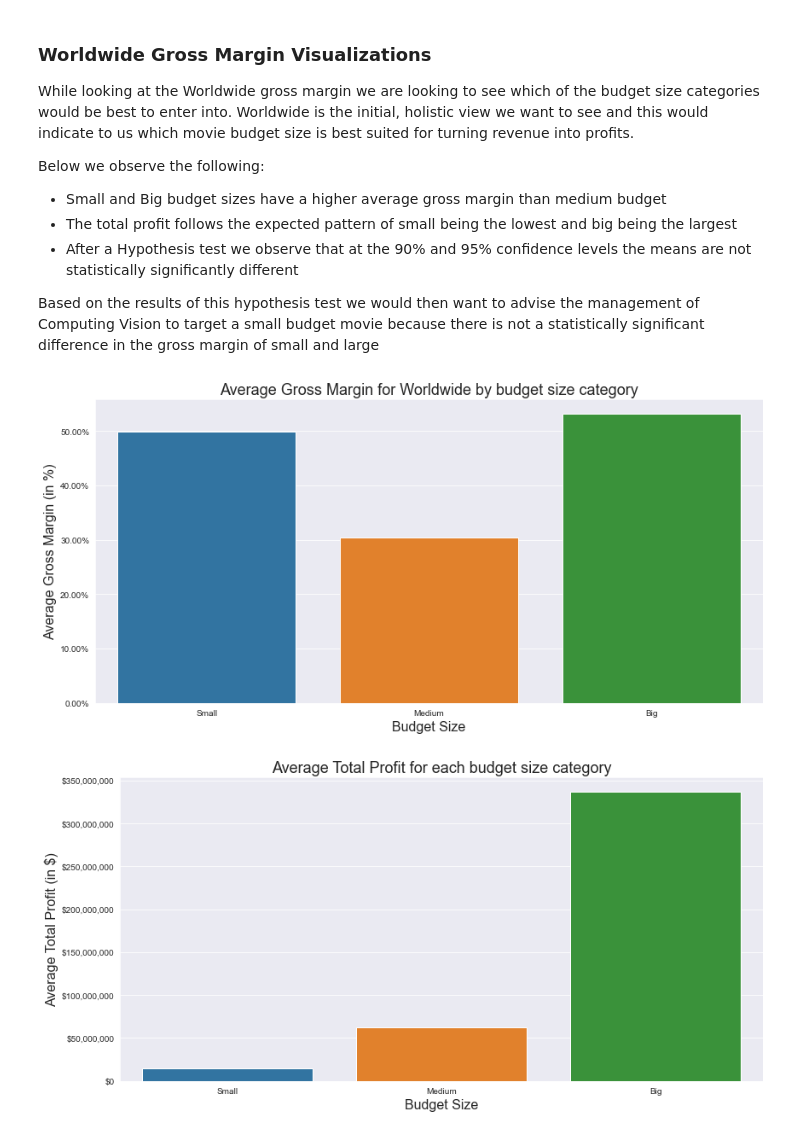
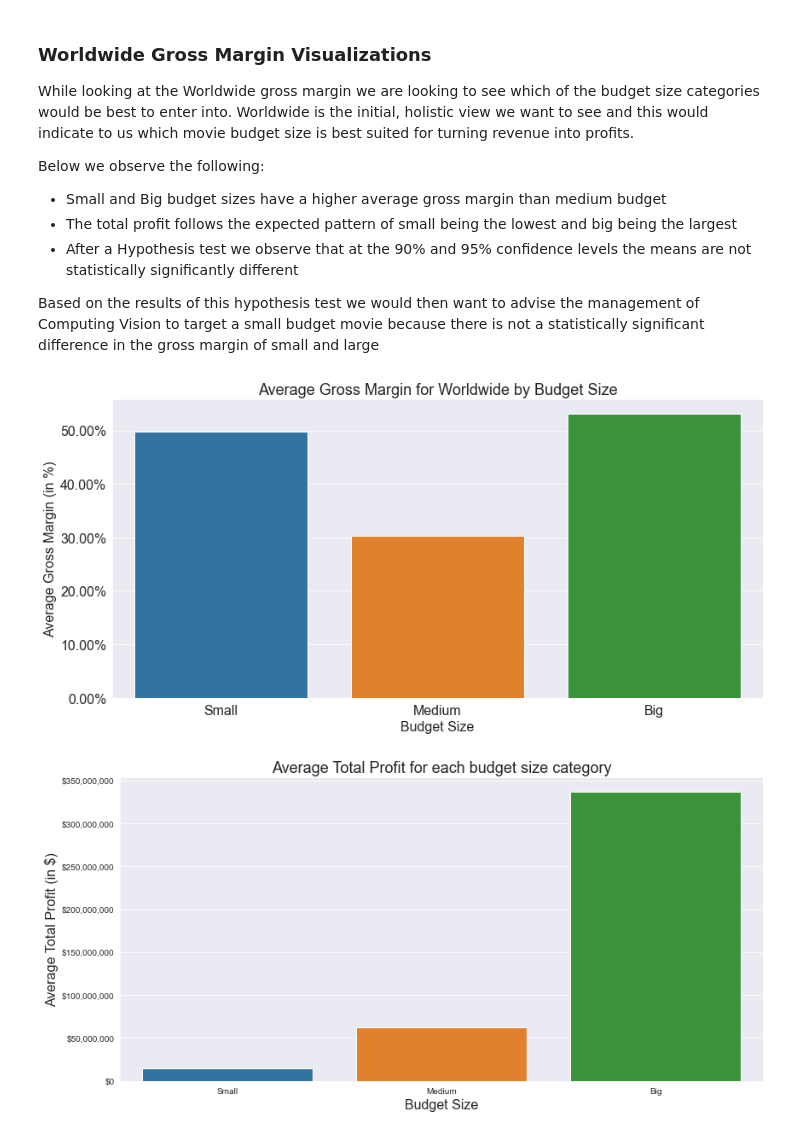
Before and after one commit to masonbatch/dsc-capstone, a Jupyter notebook: student.ipynb, the cells around one changed output. Drawn from its saved outputs; the diff is of its cells as text; code cells hidden in the pictures.

```diff
--- a/student.ipynb
+++ b/student.ipynb
@@ -535,24 +578,31 @@ Below we observe the following:
 - After a Hypothesis test we observe that at the 90% and 95% confidence levels the means are not statistically significantly different
 
 Based on the results of this hypothesis test we would then want to advise the management of Computing Vision to target a small budget movie because there is not a statistically significant difference in the gross margin of small and large
-# %%
-agg_margin
-# %% [output]
-[figure, removed]
 # %%
 fig, ax = plt.subplots(figsize=(12,6))
 # get the month values and aggregate gross margin to plot
 x_values = ['Small', 'Medium', 'Big']
 agg_margin = filtered_budgets.groupby('budget_size')['gross_margin_ww'].mean()
 
 sns.barplot(x=x_values, y = agg_margin.values)
 ax.set_ylabel("Average Gross Margin (in %)", fontsize=16)
 ax.set_xlabel("Budget Size", fontsize = 16)
+
+# Format axis ticks and labels
 vals = ax.get_yticks()
 ax.set_yticklabels([f'{x:.2f}%' for x in vals])
+ax.xaxis.set_tick_params(labelsize=16)
+ax.yaxis.set_tick_params(labelsize=16)
+ax.set_title("Average Gross Margin for Worldwide by Budget Size", fontsize = 18)
+plt.tight_layout();
 
-ax.set_title("Average Gross Margin for Worldwide by budget size category", fontsize = 18)
-plt.tight_layout();
+# Save as a jpg file
+strFile = "visuals/Mean Gross Margin by Budget Size.jpg"
+if os.path.isfile(strFile):
+   os.remove(strFile)
+plt.savefig(strFile)
+# %% [output]
+[figure, added]
 # %%
 fig, ax = plt.subplots(figsize=(12,6))
 # get the month values and aggregate gross margin to plot
```
Also changed, not shown: parts of 40 cells of this notebook, 6 other files.
